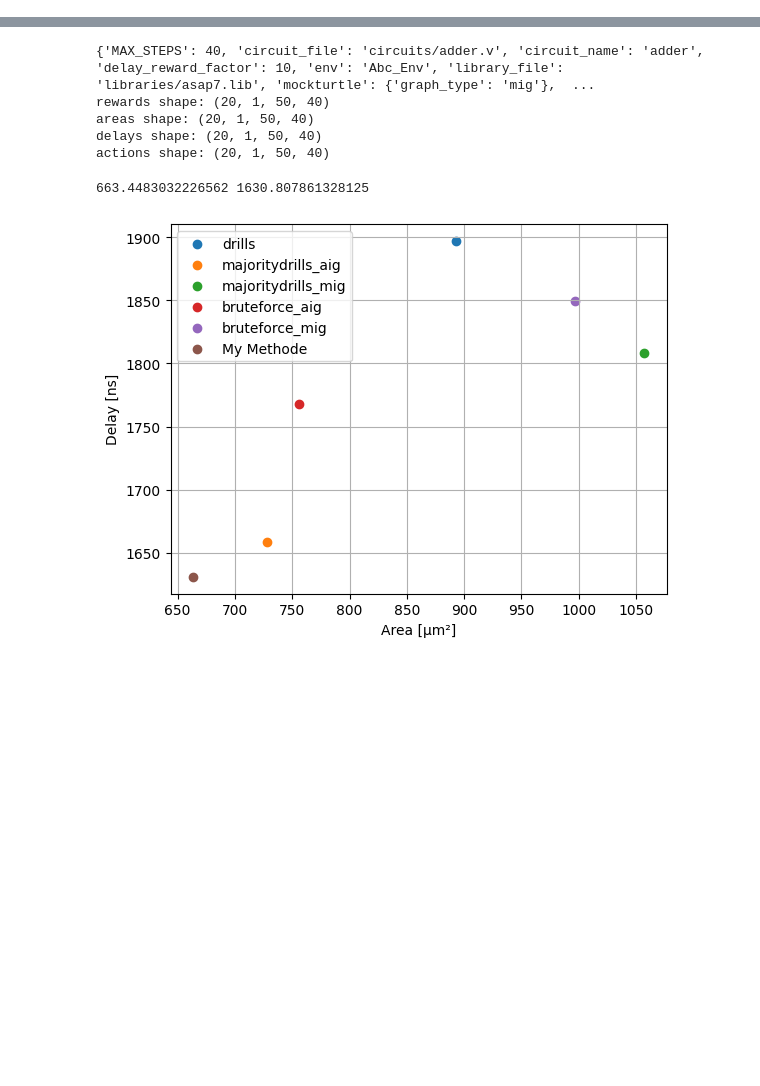
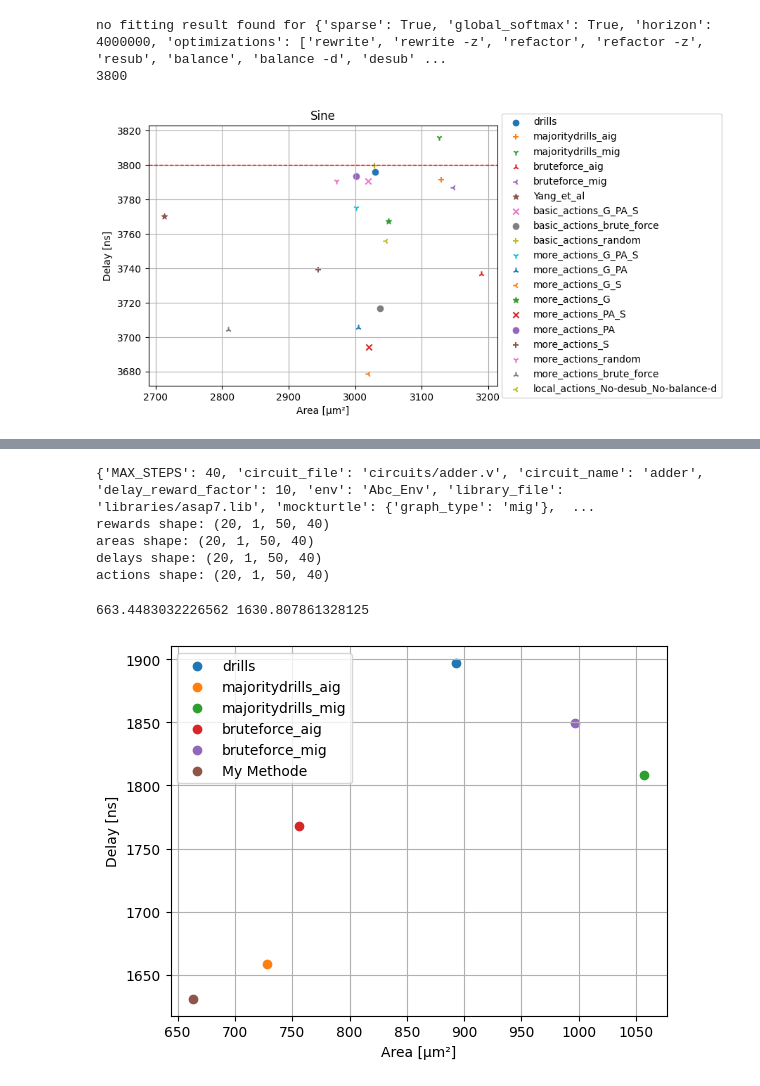
Before and after one commit to Kunzro/Reinforcement_Learning_for_Logic_Optimization, a Jupyter notebook: plots.ipynb, the cells around one changed output, grey strips where cells are left out. Saved outputs shown, nothing was run; the diff lists cells and outputs as text; code cells hidden in the pictures; blank space fills up the shorter version.

```diff
--- a/plots.ipynb
+++ b/plots.ipynb
@@ -15,0 +588,10 @@ print(previous_results)
+# %%
+plot_results_for_circuit(
+    previous_results,
+    results_dirs,
+    configs=configs,
+    circuit_name="sine")
+# %% [output]
+no fitting result found for {'sparse': True, 'global_softmax': True, 'horizon': 4000000, 'optimizations': ['rewrite', 'rewrite -z', 'refactor', 'refactor -z', 'resub', 'balance', 'balance -d', 'desub' ...
+3800
+[figure, added]
```
Also changed, not shown: parts of 20 cells of this notebook, 13 other files.
